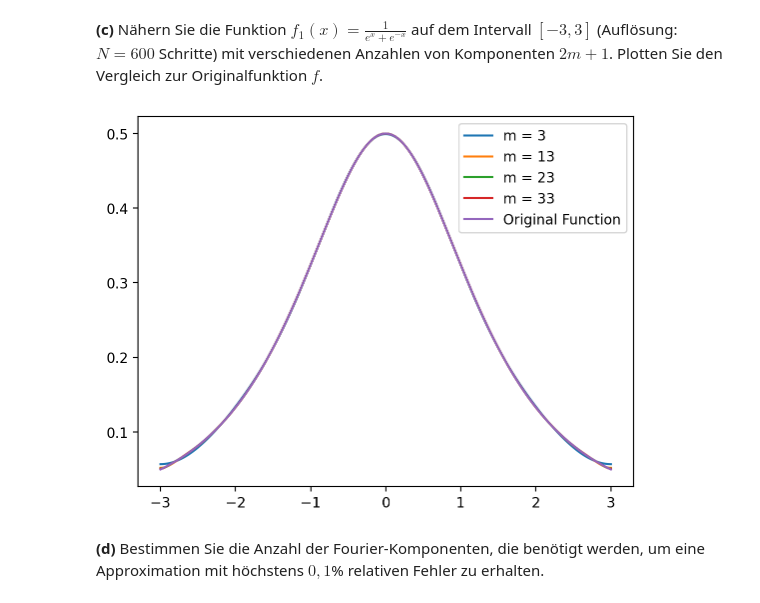
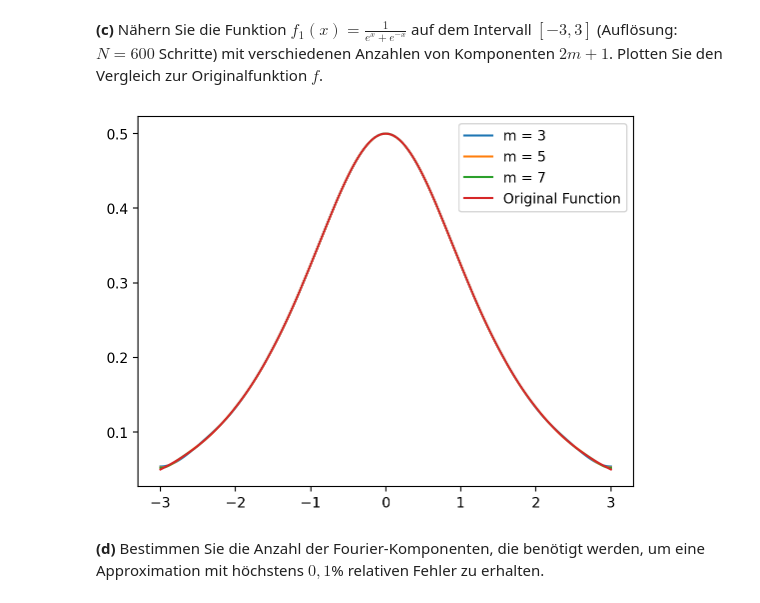
Before and after one commit to fhnw-ivy/vta_mc2, a Jupyter notebook: notebook.ipynb, the cells around one changed output. Saved outputs shown, nothing was run; the diff lists cells and outputs as text; code cells hidden in the pictures.

```diff
--- a/notebook.ipynb
+++ b/notebook.ipynb
@@ -39,7 +63,12 @@ def fourier_approximation(f, a, N, m):
     y = f(x)
 
     P = 2 * a
-    f_approx = np.array([fourier_coefficient(x, y, k) * np.exp(1j * 2 * np.pi * k * x / P) for k in range(-m, m + 1)])
+    f_approx = np.array(
+        [
+            fourier_coefficient(x, y, k) * np.exp((1j * 2 * np.pi * k * x) / P)
+            for k in range(-m, m + 1)
+        ]
+    )
     f_approx = np.sum(f_approx, axis=0)
 
     return x, y, f_approx.real
@@ -48,20 +84,17 @@ def fourier_approximation(f, a, N, m):
 # %%
-def f1(x):
-    return  1 / (np.exp(x) + np.exp(-x))
-
-m_values = [2*m + 1 for m in range(1, 20, 5)]
+m_values = [2 * m + 1 for m in range(1, 4)]
 
 for m in m_values:
-    x, y, f_app = fourier_approximation(f=f1, a=3, N=600, m=m)
-    plt.plot(x, f_app, label=f'm = {m}')
+    x, y, f_app = fourier_approximation(f=f1, a=3, N=600, m=2 * m + 1)
+    plt.plot(x, f_app, label=f"m = {m}")
 
 # Plot the original function
-plt.plot(x, y, label='Original Function')
+plt.plot(x, y, label="Original Function")
 
 plt.legend()
 plt.show()
 # %% [output]
-[figure, old version]
+[figure, new version]
 # %% [markdown]
 **(d)** Bestimmen Sie die Anzahl der Fourier-Komponenten, die benötigt werden, um eine Approximation mit höchstens $0,1$% relativen Fehler zu erhalten.
 # %% [markdown]
```
Also changed, not shown: parts of 26 cells of this notebook.
